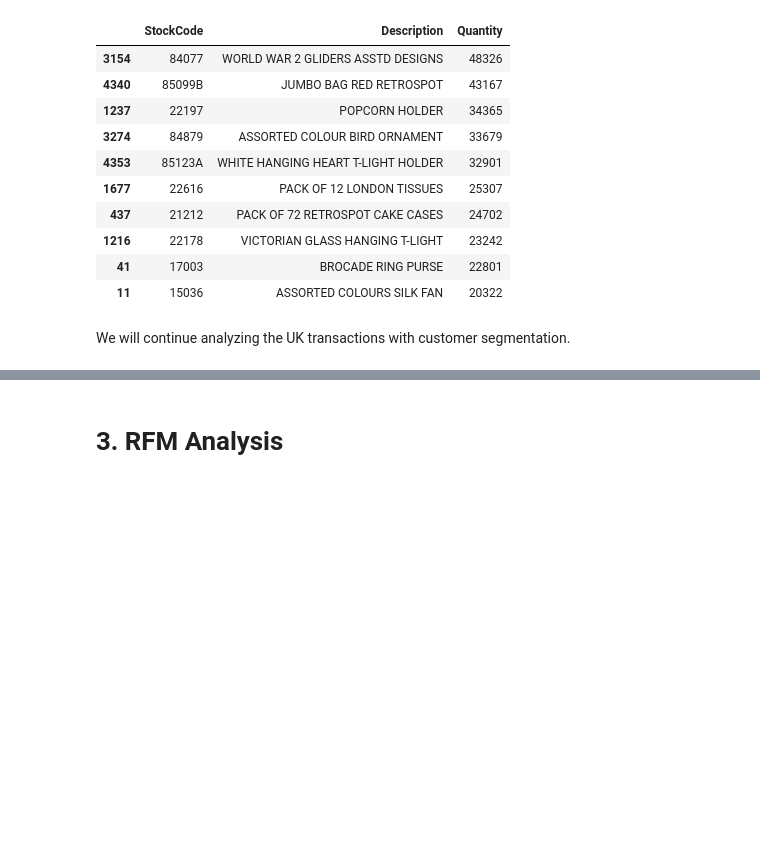
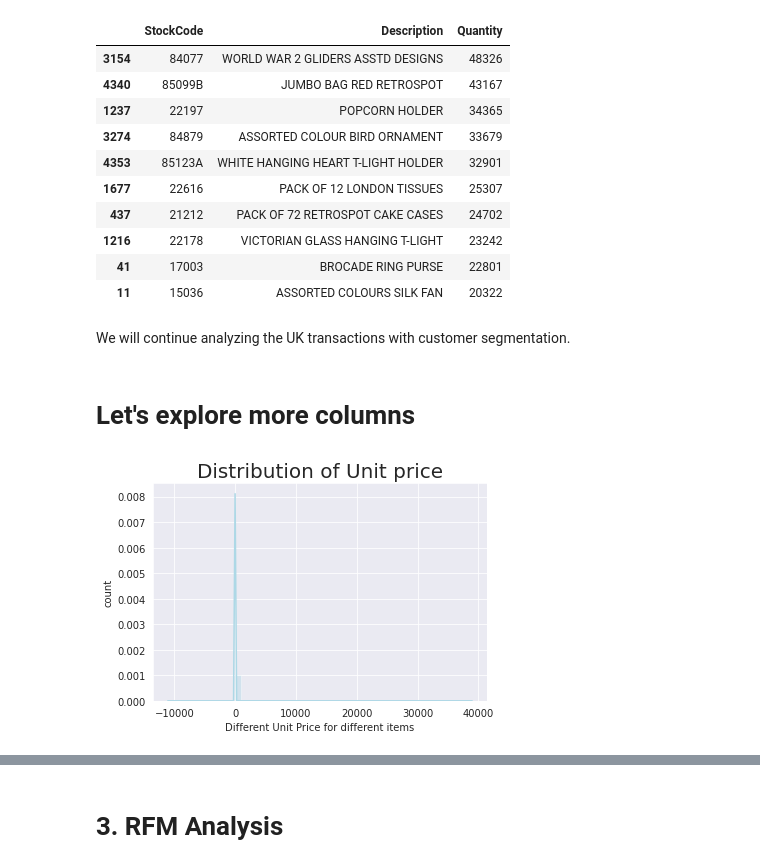
Before and after one commit to tpattanaik/Customer-Segmentation, a Jupyter notebook: Online_Retail_Customer_Segmentation_Capstone_Project.ipynb, the cells around one changed output, grey strips where cells are left out. Cells and saved outputs as stored; diff of their text form; code cells hidden in the pictures; blank space fills up the shorter version.

```diff
--- a/Online_Retail_Customer_Segmentation_Capstone_Project.ipynb
+++ b/Online_Retail_Customer_Segmentation_Capstone_Project.ipynb
@@ -478,3 +488,15 @@ uk_product.head(10)
 | 11 | 15036 | ASSORTED COLOURS SILK FAN | 20322 |
 # %% [markdown]
 We will continue analyzing the UK transactions with customer segmentation.
+# %% [markdown]
+# **Let's explore more columns**
+# %%
+# visualizing the unitprice
+
+sns.distplot(df['UnitPrice'], color = 'lightblue')
+plt.title('Distribution of Unit price', fontsize = 20)
+plt.xlabel('Different Unit Price for different items')
+plt.ylabel('count')
+plt.show()
+# %% [output]
+[figure, added]
```
Also changed, not shown: parts of 5 cells of this notebook.
